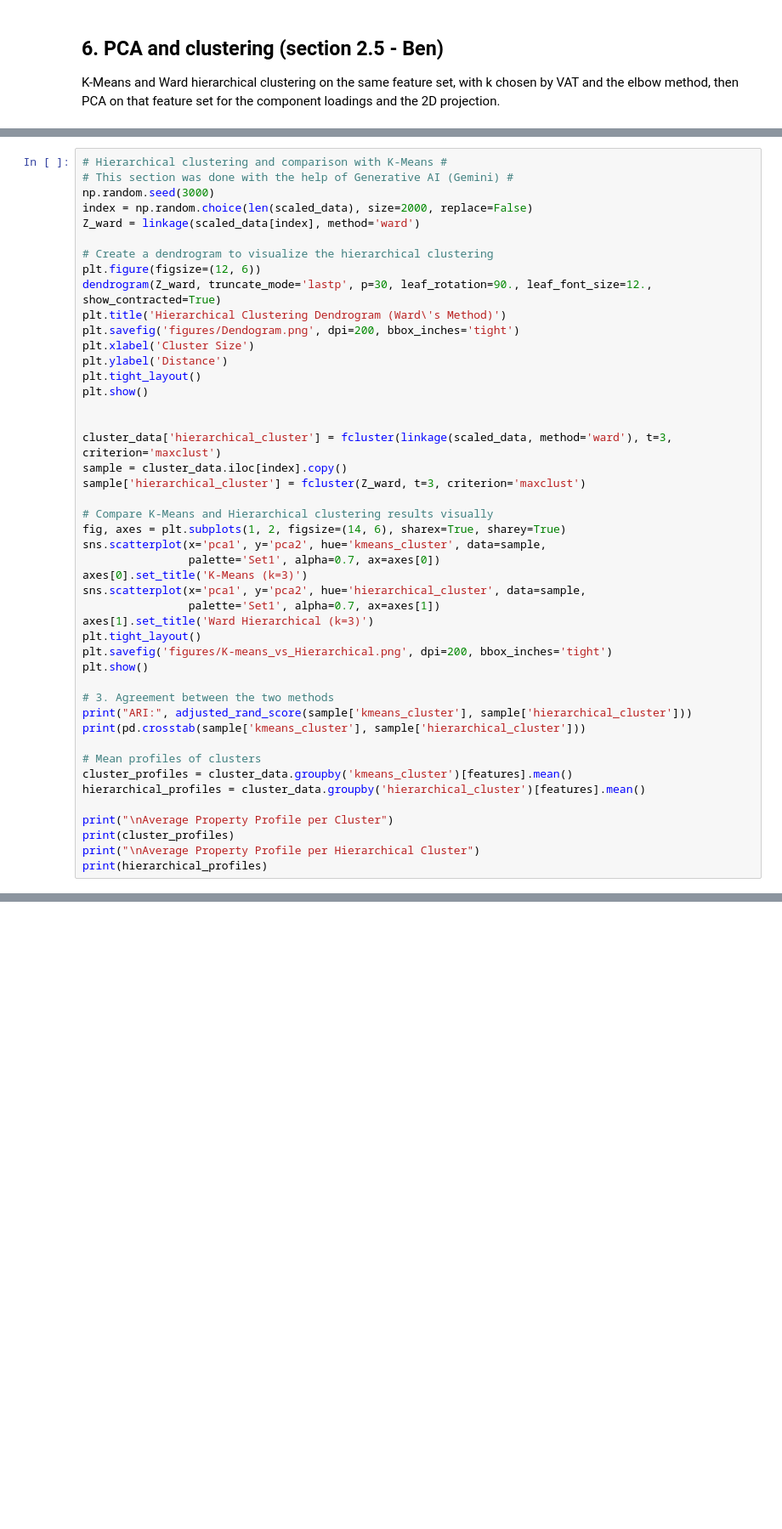
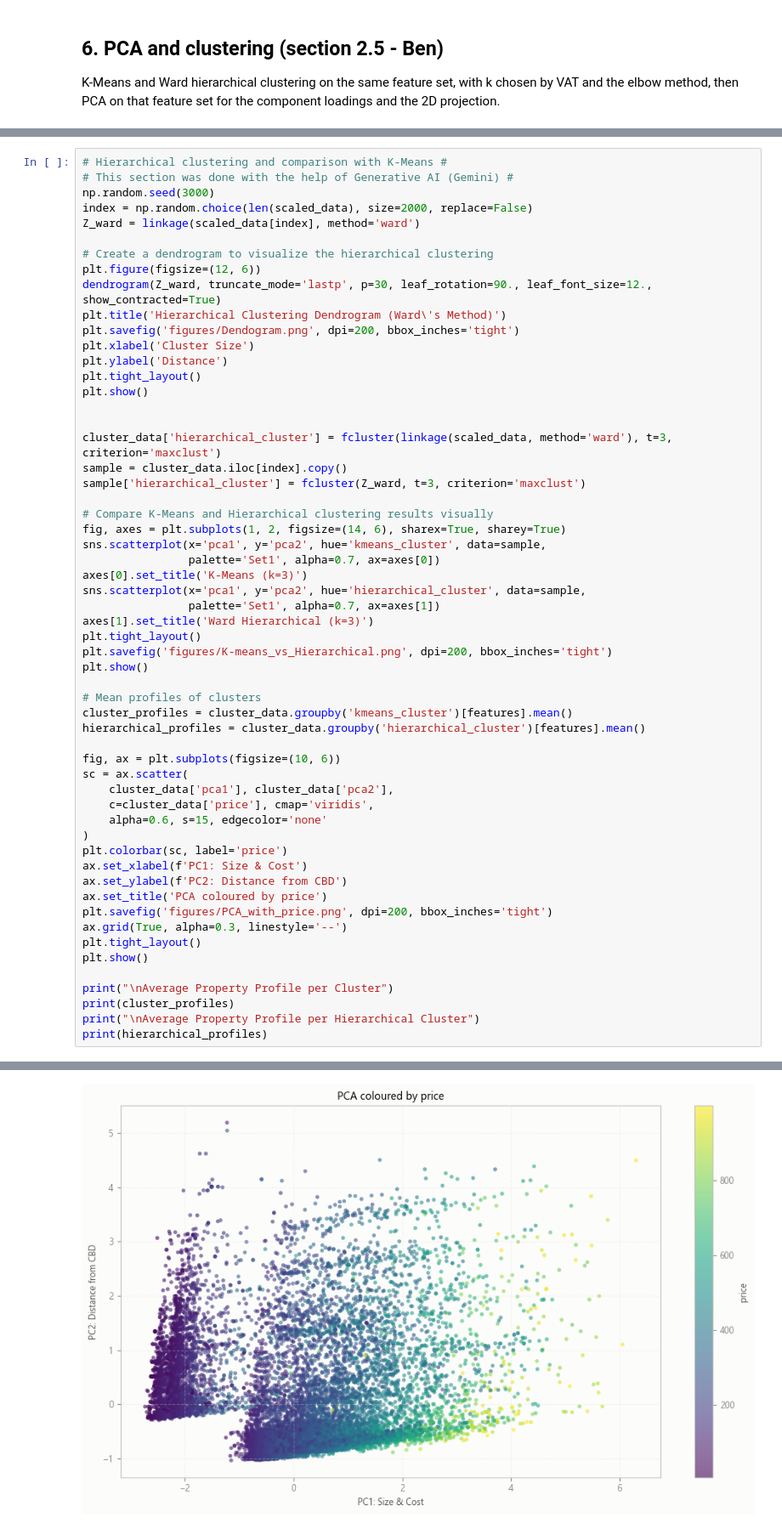
Before and after one commit to Lennnnnnnnnnnnnnnnnn/EODP-Assignment2, a Jupyter notebook: code.ipynb, the cells around one changed output, grey strips where cells are left out. Shown at 85% size. Drawn from its saved outputs; the diff is of its cells as text; blank space fills up the shorter version.

```diff
--- a/code.ipynb
+++ b/code.ipynb
@@ -1215,34 +1266,46 @@ plt.tight_layout()
 plt.show()
 
 
 cluster_data['hierarchical_cluster'] = fcluster(linkage(scaled_data, method='ward'), t=3, criterion='maxclust')
 sample = cluster_data.iloc[index].copy()
 sample['hierarchical_cluster'] = fcluster(Z_ward, t=3, criterion='maxclust')
 
 # Compare K-Means and Hierarchical clustering results visually
 fig, axes = plt.subplots(1, 2, figsize=(14, 6), sharex=True, sharey=True)
 sns.scatterplot(x='pca1', y='pca2', hue='kmeans_cluster', data=sample,
                 palette='Set1', alpha=0.7, ax=axes[0])
 axes[0].set_title('K-Means (k=3)')
 sns.scatterplot(x='pca1', y='pca2', hue='hierarchical_cluster', data=sample,
                 palette='Set1', alpha=0.7, ax=axes[1])
 axes[1].set_title('Ward Hierarchical (k=3)')
 plt.tight_layout()
 plt.savefig('figures/K-means_vs_Hierarchical.png', dpi=200, bbox_inches='tight')
 plt.show()
 
-# 3. Agreement between the two methods
-print("ARI:", adjusted_rand_score(sample['kmeans_cluster'], sample['hierarchical_cluster']))
-print(pd.crosstab(sample['kmeans_cluster'], sample['hierarchical_cluster']))
-
 # Mean profiles of clusters
 cluster_profiles = cluster_data.groupby('kmeans_cluster')[features].mean()
 hierarchical_profiles = cluster_data.groupby('hierarchical_cluster')[features].mean()
+
+fig, ax = plt.subplots(figsize=(10, 6))
+sc = ax.scatter(
+    cluster_data['pca1'], cluster_data['pca2'],
+    c=cluster_data['price'], cmap='viridis',
+    alpha=0.6, s=15, edgecolor='none'
+)
+plt.colorbar(sc, label='price')
+ax.set_xlabel(f'PC1: Size & Cost')
+ax.set_ylabel(f'PC2: Distance from CBD')
+ax.set_title('PCA coloured by price')
+plt.savefig('figures/PCA_with_price.png', dpi=200, bbox_inches='tight')
+ax.grid(True, alpha=0.3, linestyle='--')
+plt.tight_layout()
+plt.show()
 
 print("\nAverage Property Profile per Cluster")
 print(cluster_profiles)
 print("\nAverage Property Profile per Hierarchical Cluster")
 print(hierarchical_profiles)
 # %% [output]
 [figure]
 [figure]
+[figure, added]
```
Also changed, not shown: parts of 5 cells of this notebook, 3 other files.
